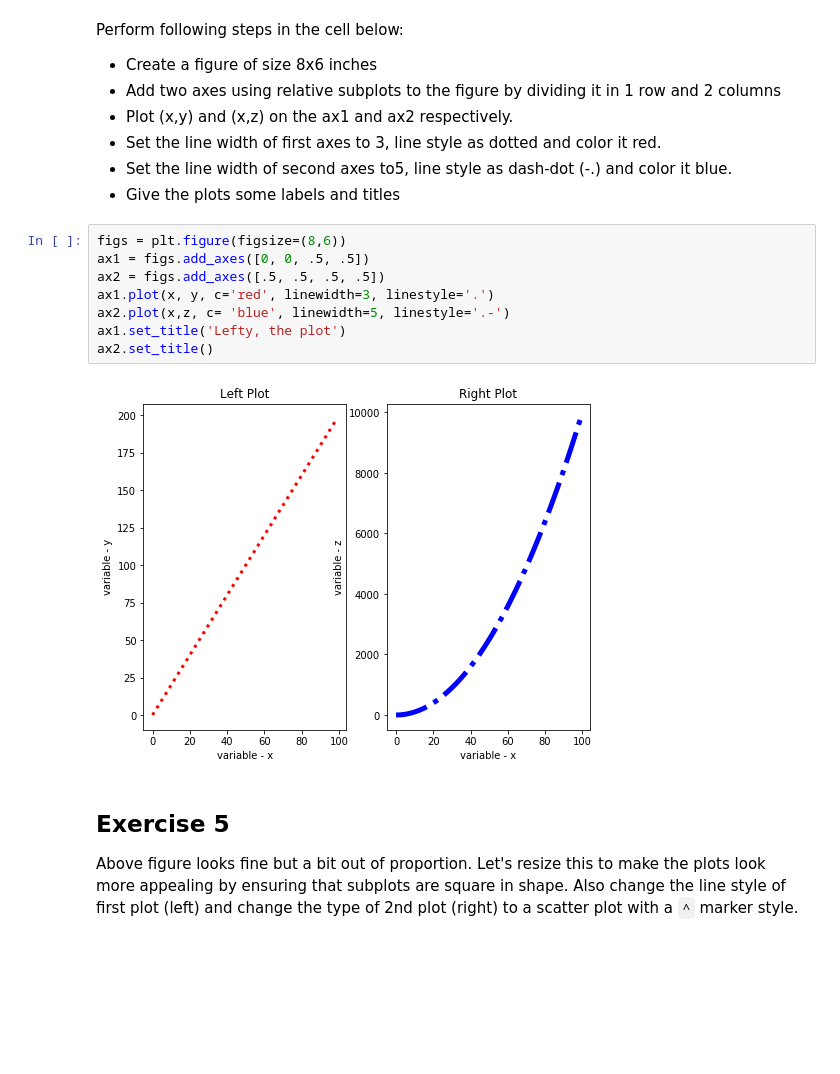
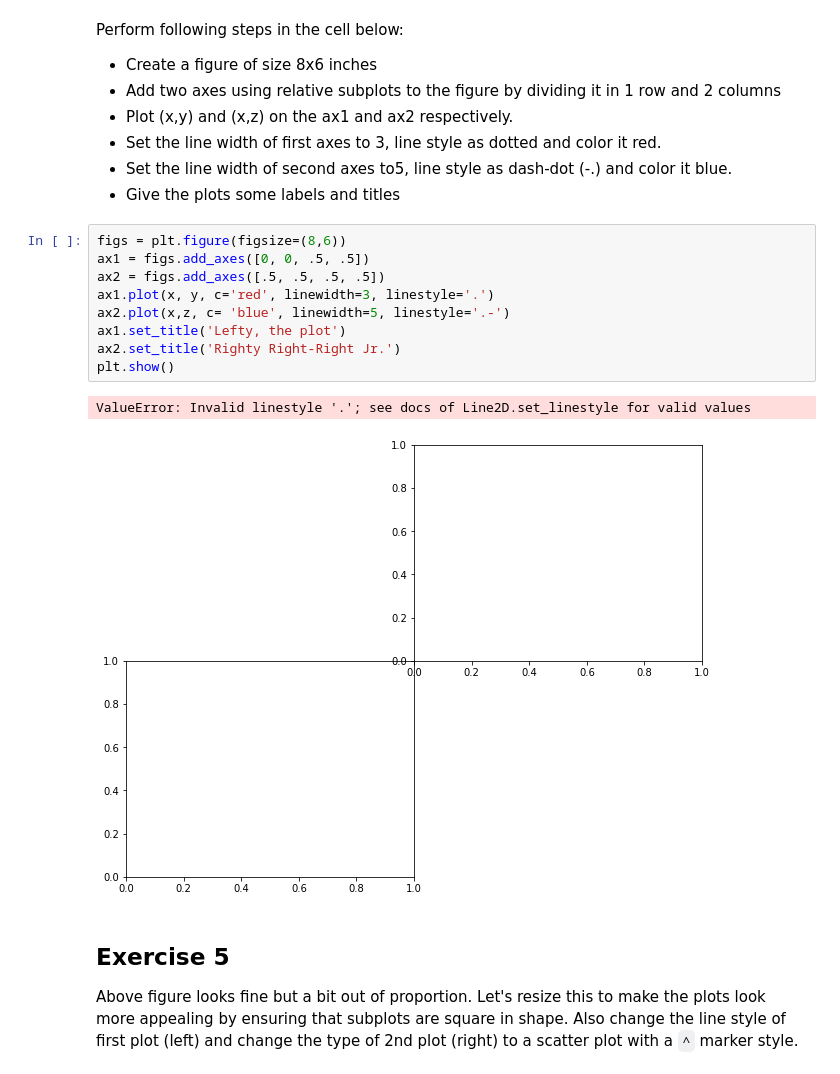
Before and after one commit to jnawjux/dsc-1-03-13-customizing-visualizations-with-matplotlib-lab-seattle-ds-career-040119, a Jupyter notebook: index.ipynb, the cells around one changed output. Saved outputs shown, nothing was run; the diff lists cells and outputs as text; blank space fills up the shorter version.

```diff
--- a/index.ipynb
+++ b/index.ipynb
@@ -139,13 +139,15 @@ Perform following steps in the cell below:
 # %%
 figs = plt.figure(figsize=(8,6))
 ax1 = figs.add_axes([0, 0, .5, .5])
 ax2 = figs.add_axes([.5, .5, .5, .5])
 ax1.plot(x, y, c='red', linewidth=3, linestyle='.')
 ax2.plot(x,z, c= 'blue', linewidth=5, linestyle='.-')
 ax1.set_title('Lefty, the plot')
-ax2.set_title()
+ax2.set_title('Righty Right-Right Jr.')
+plt.show()
 # %% [output]
+ValueError: Invalid linestyle '.'; see docs of Line2D.set_linestyle for valid values
-[figure, old version]
+[figure, new version]
 # %% [markdown]
 ## Exercise 5
 
```
